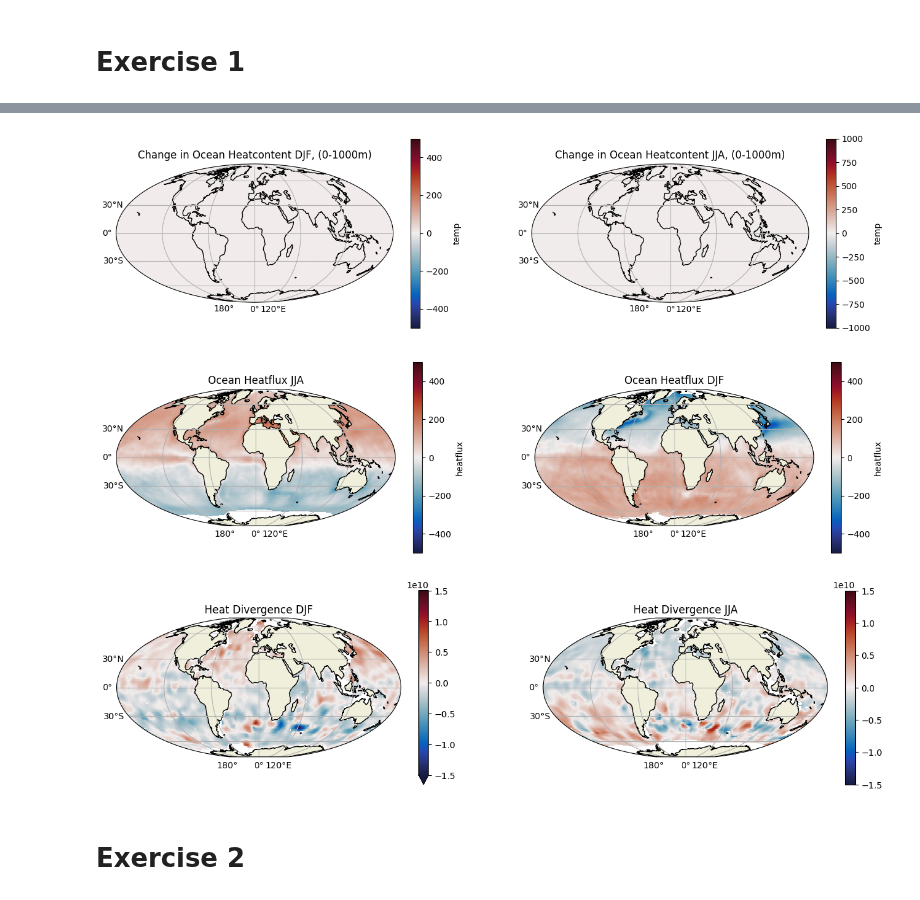
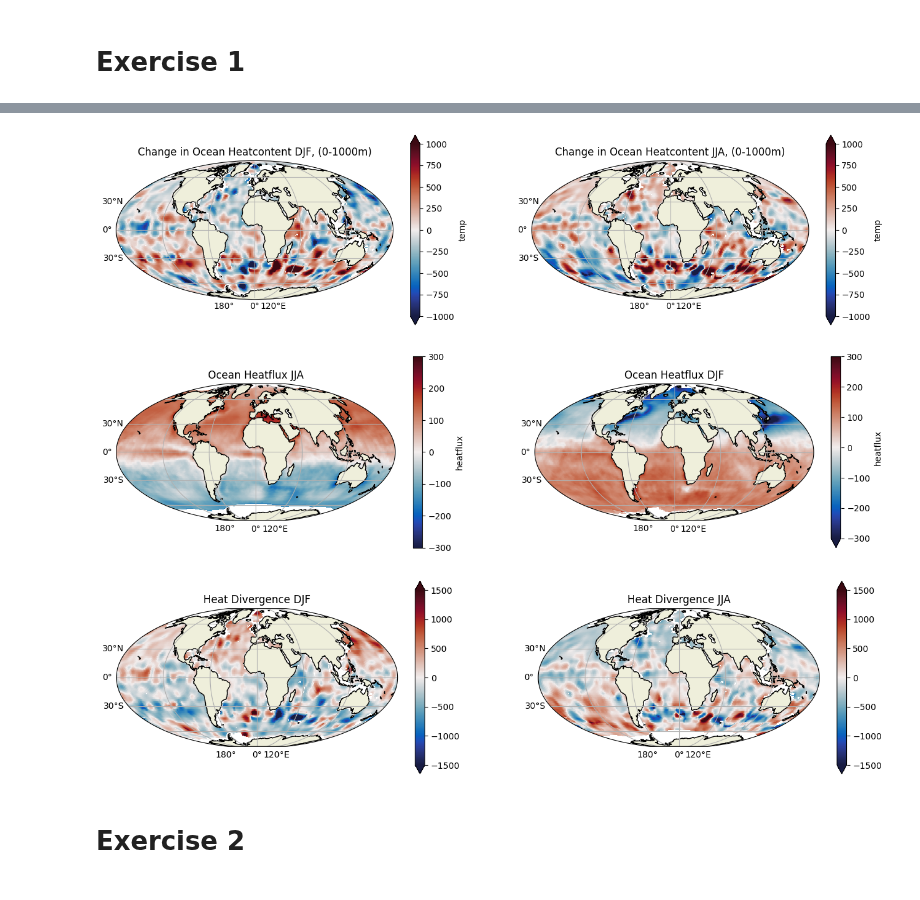
Before and after one commit to JRethemeier/Thermohaline-Circulation, a Jupyter notebook: Assignment2/Assignment2.ipynb, the cells around one changed output, grey strips where cells are left out. Drawn from its saved outputs; the diff is of its cells as text; code cells hidden in the pictures.

```diff
--- a/Assignment2/Assignment2.ipynb
+++ b/Assignment2/Assignment2.ipynb
@@ -115,8 +91,7 @@ ocean_heatcontent_change_JJA = (
 ocean_heatcontent_change_DJF = (
         density * specific_heat_capacity *
         (
-                integrated_temperature.sel(month=2)/days_in_february -
-                integrated_temperature.sel(month=12)/days_in_long_month
-        )/seconds_per_day
+                integrated_temperature.sel(month=2) -
+                integrated_temperature.sel(month=12)
+        )/(seconds_per_day*59)
 )
-ocean_heatcontent_change_JJA.plot()
@@ -126,22 +97,0 @@ ocean_heatcontent_change_JJA.plot()
-# %%
-# Calculate the Change in ocean heatcontent over JJA (August - June) and DJF (Feb - Dec) respectively
-seconds_per_day = 24*60*60
-days_in_long_month = 31
-days_in_short_month = 30
-days_in_february = 28
-
-ocean_heatcontent_change_JJA = (
-        density * specific_heat_capacity *
-        (
-                integrated_temperature.sel(month=8)/days_in_long_month -
-                integrated_temperature.sel(month=6)/days_in_short_month
-        )/seconds_per_day
-)
-ocean_heatcontent_change_DJF = (
-        density * specific_heat_capacity *
-        (
-                integrated_temperature.sel(month=2)/days_in_february -
-                integrated_temperature.sel(month=12)/days_in_long_month
-        )/seconds_per_day
-)
-ocean_heatcontent_change_JJA.plot()
@@ -175,42 +122,42 @@ heat_divergence_DJF = (heatflux_DJF + ocean_heatcontent_change_DJF) * (-1)
 # %%
 fig = plt.figure(figsize=map_size)
 ax1 = fig.add_subplot(121, projection=Mollweide())
 basemap(ax1)
-ocean_heatcontent_change_DJF.plot(ax=ax1, transform=PlateCarree(), vmin=-5e2, vmax=5e2, cmap=cm_balance)
+ocean_heatcontent_change_DJF.plot(ax=ax1, transform=PlateCarree(), vmin=-1e3, vmax=1e3, cmap=cm_balance)
 ax1.set_title("Change in Ocean Heatcontent DJF, (0-1000m)")
 ax2 = fig.add_subplot(122, projection=Mollweide())
 basemap(ax2)
 ocean_heatcontent_change_JJA.plot(ax=ax2, transform=PlateCarree(), vmin=-1e3, vmax=1e3, cmap=cm_balance)
 ax2.set_title("Change in Ocean Heatcontent JJA, (0-1000m)")
 plt.show()
 # %% [output]
-[figure, old version]
+[figure, new version]
 # %%
 fig = plt.figure(figsize=map_size)
 ax = fig.add_subplot(121, projection=Mollweide())
 basemap(ax)
-heatflux_JJA.plot(ax=ax, x="lon", y="lat", transform=PlateCarree(), vmin=-5e2, vmax=5e2, cmap=cm_balance)
+heatflux_JJA.plot(ax=ax, x="lon", y="lat", transform=PlateCarree(), vmin=-3e2, vmax=3e2, cmap=cm_balance)
 ax.set_title("Ocean Heatflux JJA")
 ax = fig.add_subplot(122, projection=Mollweide())
 basemap(ax)
-heatflux_DJF.plot(ax=ax, x="lon", y="lat", transform=PlateCarree(), vmin=-5e2, vmax=5e2, cmap=cm_balance)
+heatflux_DJF.plot(ax=ax, x="lon", y="lat", transform=PlateCarree(), vmin=-3e2, vmax=3e2, cmap=cm_balance)
 ax.set_title("Ocean Heatflux DJF")
 plt.show()
 # %% [output]
-[figure, old version]
+[figure, new version]
 # %%
 fig = plt.figure(figsize=map_size)
 ax = fig.add_subplot(121, projection=Mollweide())
 basemap(ax)
-heat_divergence_DJF.plot(ax=ax, transform=PlateCarree(), vmin=-1.5e10, vmax=1.5e10, cmap=cm_balance)
+heat_divergence_DJF.plot(ax=ax, transform=PlateCarree(), vmin=-1.5e3, vmax=1.5e3, cmap=cm_balance)
 ax.set_title("Heat Divergence DJF")
 ax2 = fig.add_subplot(122, projection=Mollweide())
 basemap(ax2)
-heat_divergence_JJA.plot(ax=ax2, transform=PlateCarree(), vmin=-1.5e10, vmax=1.5e10, cmap=cm_balance)
+heat_divergence_JJA.plot(ax=ax2, transform=PlateCarree(), vmin=-1.5e3, vmax=1.5e3, cmap=cm_balance)
 ax2.set_title("Heat Divergence JJA")
 plt.show()
 # %% [output]
-[figure, old version]
+[figure, new version]
 # %% [markdown]
 # Exercise 2
 # %%
```
Also changed, not shown: parts of 8 cells of this notebook.
